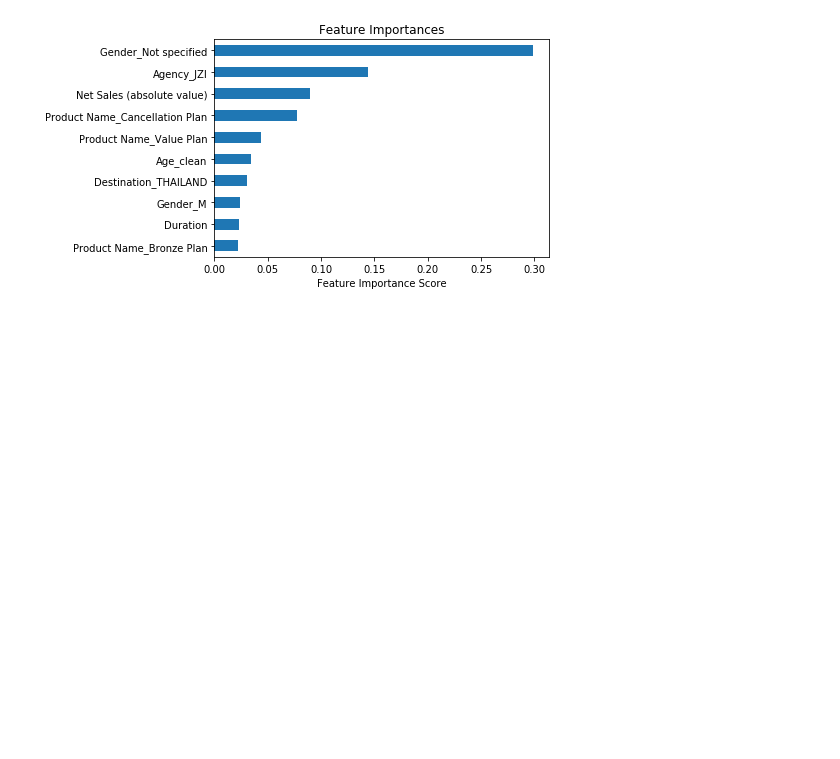
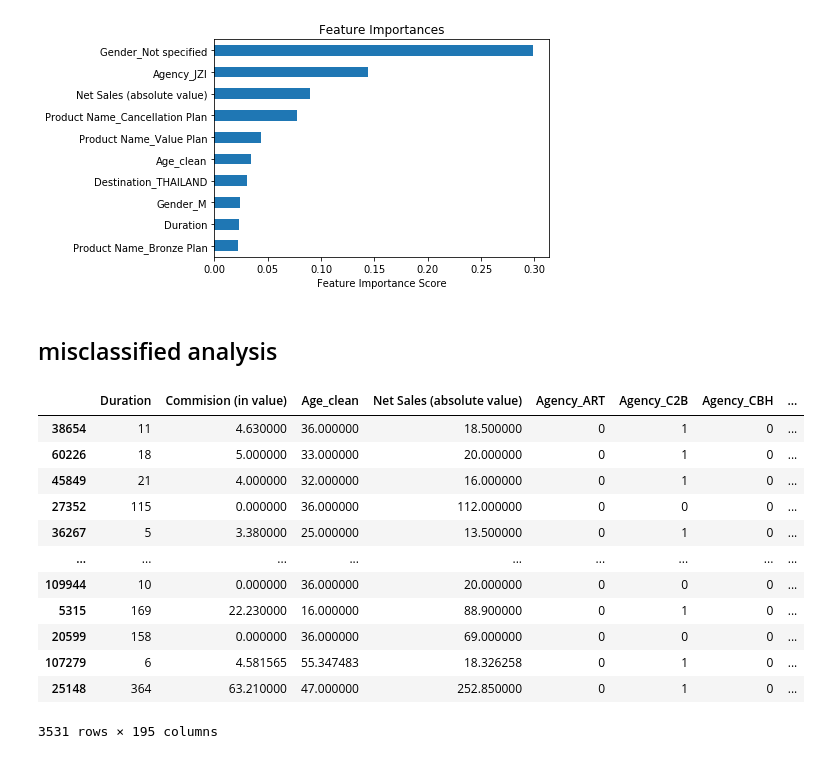
Before and after one commit to edwardchenzf/project_travel_insurance_claim, a Jupyter notebook: predict travel insurance claim (yes or no).ipynb, the cells around one changed output. Saved outputs shown, nothing was run; the diff lists cells and outputs as text; code cells hidden in the pictures; blank space fills up the shorter version.

```diff
--- a/predict travel insurance claim (yes or no).ipynb
+++ b/predict travel insurance claim (yes or no).ipynb
@@ -986,3 +986,5 @@ Confusion matrix
 AUC Score (Train): 0.970732
 CV Score : Mean - 0.9693567 | Std - 0.002701534 | Min - 0.9643292 | Max - 0.9724526
 [figure]
+# %% [markdown]
+## misclassified analysis
@@ -988,0 +993,16 @@ CV Score : Mean - 0.9693567 | Std - 0.002701534 | Min - 0.9643292 | Max - 0.9724
+# %%
+misclassified_samples
+# %% [output]
+|  | Duration | Commision (in value) | Age_clean | Net Sales (absolute value) | Agency_ART | Agency_C2B | Agency_CBH | ... |
+| 38654 | 11 | 4.630000 | 36.000000 | 18.500000 | 0 | 1 | 0 | ... |
+| 60226 | 18 | 5.000000 | 33.000000 | 20.000000 | 0 | 1 | 0 | ... |
+| 45849 | 21 | 4.000000 | 32.000000 | 16.000000 | 0 | 1 | 0 | ... |
+| 27352 | 115 | 0.000000 | 36.000000 | 112.000000 | 0 | 0 | 0 | ... |
+| 36267 | 5 | 3.380000 | 25.000000 | 13.500000 | 0 | 1 | 0 | ... |
+| ... | ... | ... | ... | ... | ... | ... | ... | ... |
+| 109944 | 10 | 0.000000 | 36.000000 | 20.000000 | 0 | 0 | 0 | ... |
+| 5315 | 169 | 22.230000 | 16.000000 | 88.900000 | 0 | 1 | 0 | ... |
+| 20599 | 158 | 0.000000 | 36.000000 | 69.000000 | 0 | 0 | 0 | ... |
+| 107279 | 6 | 4.581565 | 55.347483 | 18.326258 | 0 | 1 | 0 | ... |
+| 25148 | 364 | 63.210000 | 47.000000 | 252.850000 | 0 | 1 | 0 | ... |
+3531 rows × 195 columns
```
Also changed, not shown: parts of 5 cells of this notebook.
